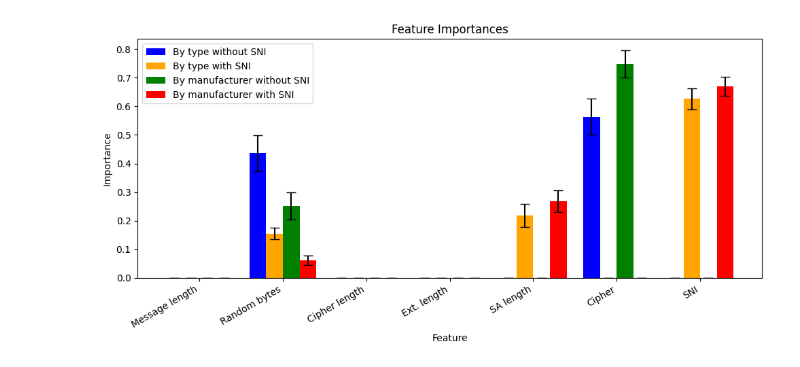
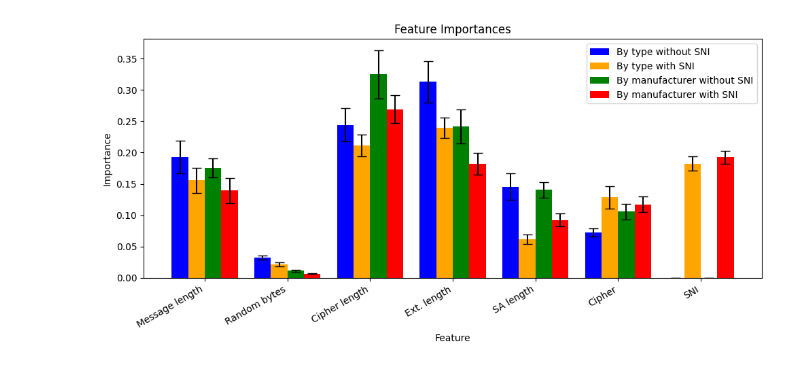
Before and after one commit to juandll/AI_vs._IoT_Security, a Jupyter notebook: Feature_importance.ipynb, the cells around one changed output. Saved outputs shown, nothing was run; the diff lists cells and outputs as text; code cells hidden in the pictures.

```diff
--- a/Feature_importance.ipynb
+++ b/Feature_importance.ipynb
@@ -4,10 +4,10 @@ import numpy as np
 import matplotlib.pyplot as plt
 
 files = {
-    "By type without SNI": "/content/FRFnoSNI-pad-TYPe.csv",
-    "By type with SNI": "/content/FRFSNI-pad-TYPe.csv",
-    "By manufacturer without SNI": "/content/FRFnoSNI-pad-MANF.csv",
-    "By manufacturer with SNI": "/content/FRSNI-pad-MANF.csv",
+    "By type without SNI": "/content/noSNI-TYPe-RF.csv",
+    "By type with SNI": "/content/SNI-TYPe-RF.csv",
+    "By manufacturer without SNI": "/content/noSNI-MANF-RF.csv",
+    "By manufacturer with SNI": "/content/SNI-MANF-RF.csv",
 }
 
 
@@ -35,7 +35,7 @@ for key, file in files.items():
         df = pd.concat([df, pd.DataFrame([[6, 0, 0]], columns=df.columns)], ignore_index=True)
 
 
-    if df.shape[0] >= 7:
+    elif df.shape[0] >= 7:
         temp_row = df.loc[4].copy()
         df.loc[4] = df.loc[6]
         df.loc[6] = temp_row
@@ -46,31 +46,31 @@ for key, file in files.items():
 features = correct_feature_order
 importances = {key: np.array(data[key]["Importance"], dtype=float) for key in data}
 std_devs = {key: np.array(data[key]["Std"], dtype=float) for key in data}
 colors = ["blue", "orange", "green", "red"]
 x = np.arange(len(features))
 width = 0.2
 fig, ax = plt.subplots(figsize=(10, 5))
 for i, (label, color) in enumerate(zip(files.keys(), colors)):
     ax.bar(
         x + i * width,
         importances[label],
         width,
         yerr=std_devs[label],
         label=label,
         color=color,
         capsize=5,
     )
 
 ax.set_xticks(x + width * 1.5)
 ax.set_xticklabels(features, rotation=30, ha="right")
 ax.set_ylabel("Importance")
 ax.set_xlabel("Feature")
 ax.set_title("Feature Importances")
 ax.legend()
 
 plt.tight_layout()
 plt.savefig("/content/feature_importance.pdf", format="pdf")
 
 plt.show()
 # %% [output]
-[figure, old version]
+[figure, new version]
```
